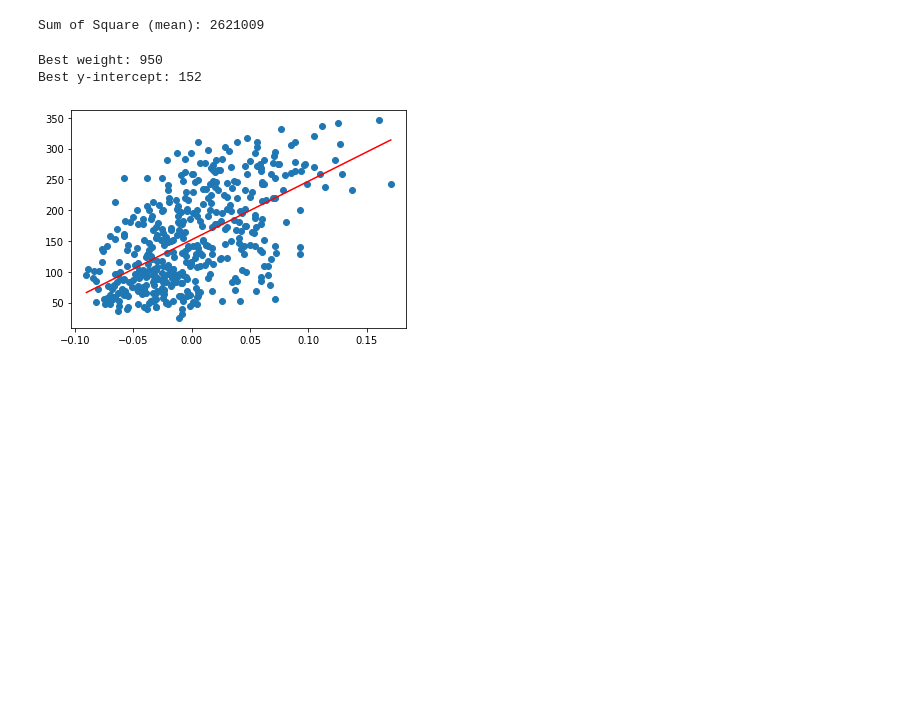
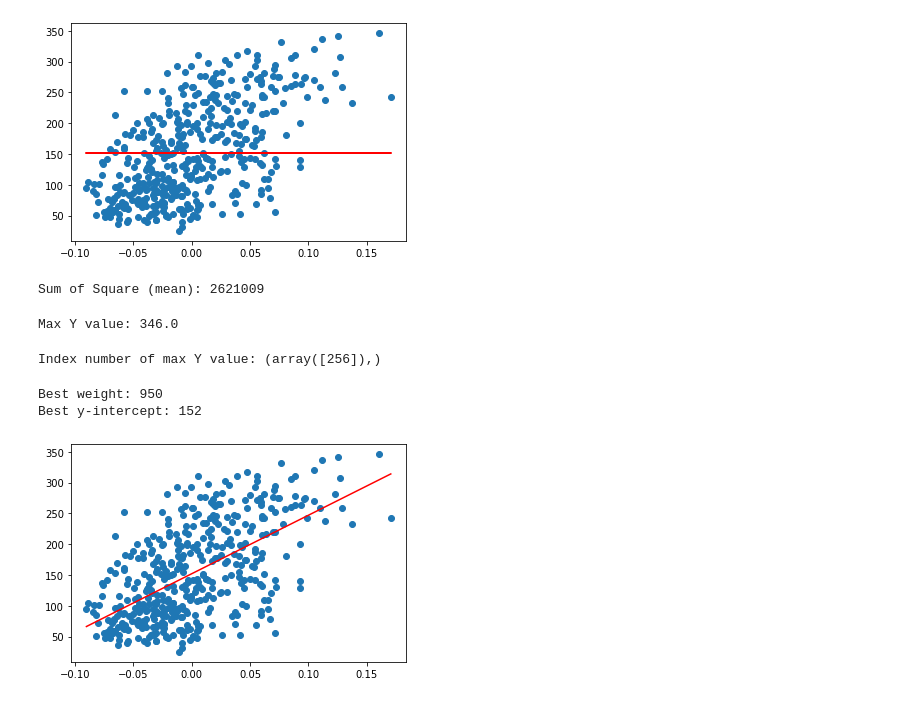
Before and after one commit to zarifatai/ml, a Jupyter notebook: linear_regression.ipynb, the cells around one changed output. Cells and saved outputs as stored; diff of their text form; code cells hidden in the pictures; blank space fills up the shorter version.

```diff
--- a/linear_regression.ipynb
+++ b/linear_regression.ipynb
@@ -12,4 +14,10 @@ plt.show()
 x = X.T[2]
 # %%
 mean = y.mean()
+# %%
+plt.scatter(x, y)
+plt.plot(x, [mean]*len(y), c='r')
+plt.show()
+# %% [output]
+[figure, added]
 # %%
@@ -20,2 +28,10 @@ print("Sum of Square (mean):", round(SS_mean))
 # %% [output]
 Sum of Square (mean): 2621009
+# %%
+print("Max Y value:", max(y))
+# %% [output]
+Max Y value: 346.0
+# %%
+print("Index number of max Y value:", np.where(y == 346.0))
+# %% [output]
+Index number of max Y value: (array([256]),)
```
Also changed, not shown: parts of 10 cells of this notebook.
